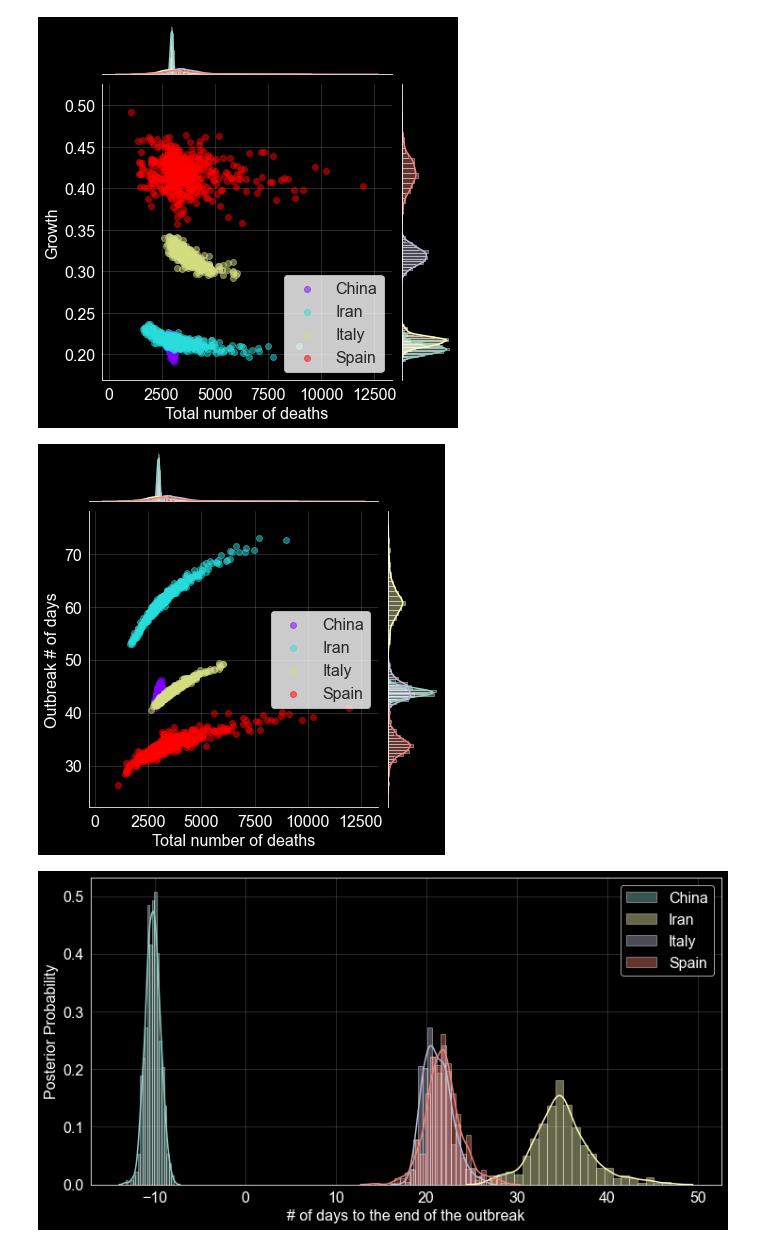
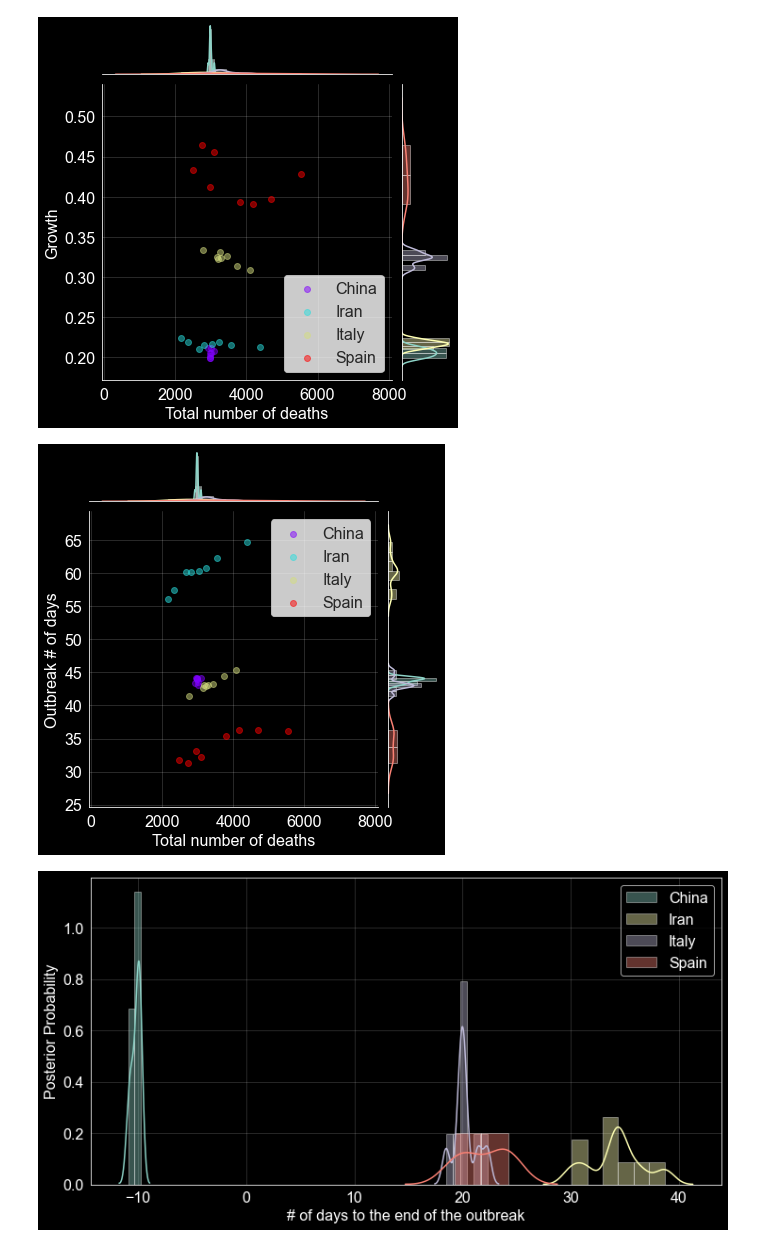
Before and after one commit to oscarsaleta/mkefly.github.io, a Jupyter notebook: assets/src/COVID19.ipynb, the cells around one changed output. Saved outputs shown, nothing was run; the diff lists cells and outputs as text; code cells hidden in the pictures.

Commit message:
10000 two chains

```diff
--- a/assets/src/COVID19.ipynb
+++ b/assets/src/COVID19.ipynb
@@ -197,10 +197,10 @@ if flag_simulate:
         clim['c1M'] = 0.5
 
         clim['c2s'] = 25
-        clim['c2M'] = 25
+        clim['c2M'] = 30
 
-        clim['c3s'] = 3500
-        clim['c3M'] = 8000
+        clim['c3s'] = 5000
+        clim['c3M'] = 10000
 
         const = {}
         for cn in ['c1','c2','c3']:
@@ -233,7 +233,7 @@ if flag_simulate:
     #hide
     with model:
         # Sample posterior
-        trace = pm.sample(tune=3000, chains=1, cores=1, target_accept=.9)
+        trace = pm.sample(tune=10000, chains=2, draws=4, cores=1, target_accept=.9)
 
         # Update data so that we get predictions into the future
         for country in countries:
@@ -382,3 +370,3 @@ arviz.stats.stats_utils - WARNING - Shape validation failed: input_shape: (1, 50
-[figure, old version]
+[figure, new version]
-[figure, old version]
+[figure, new version]
-[figure, old version]
+[figure, new version]
```
Also changed, not shown: parts of 1 cell of this notebook, 13 other files.
